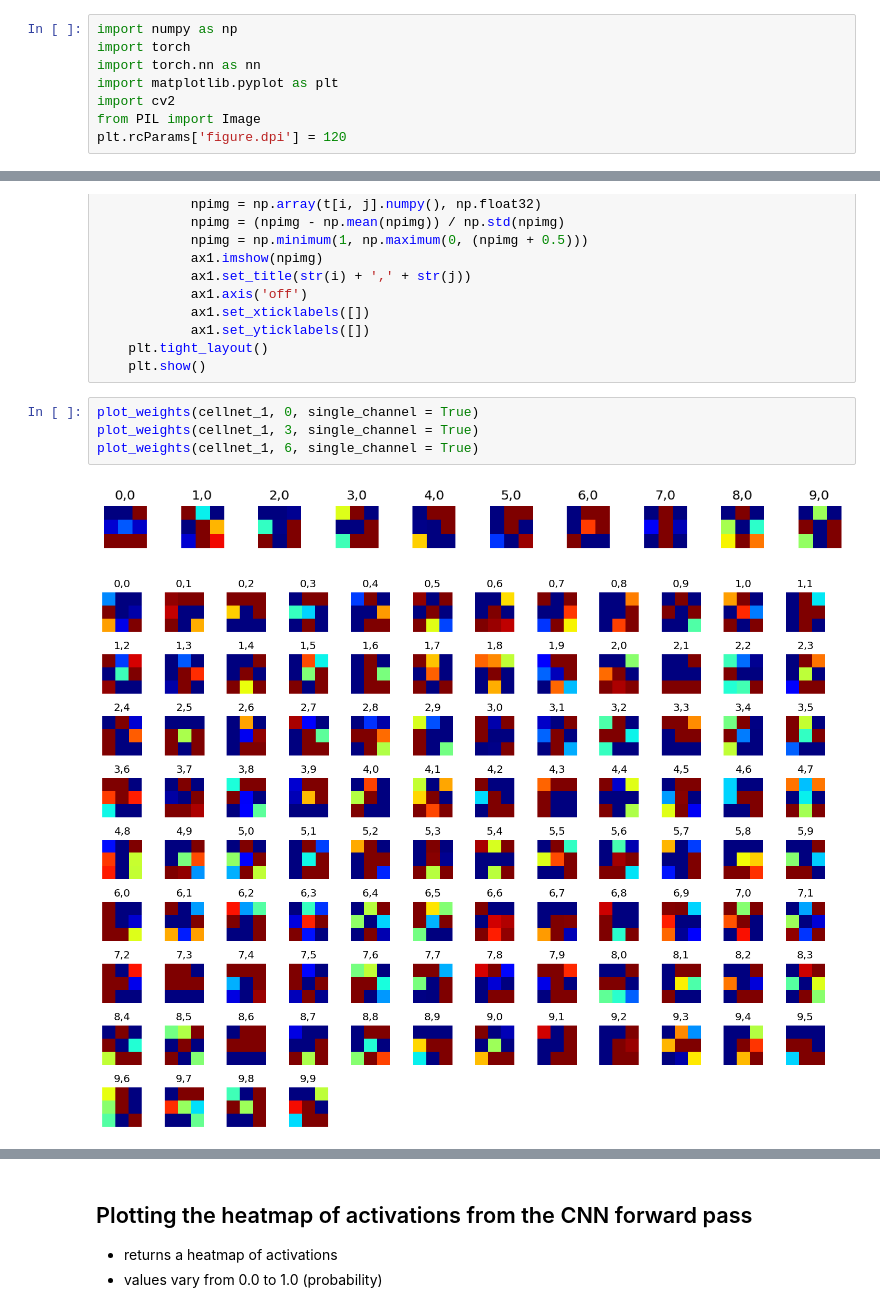
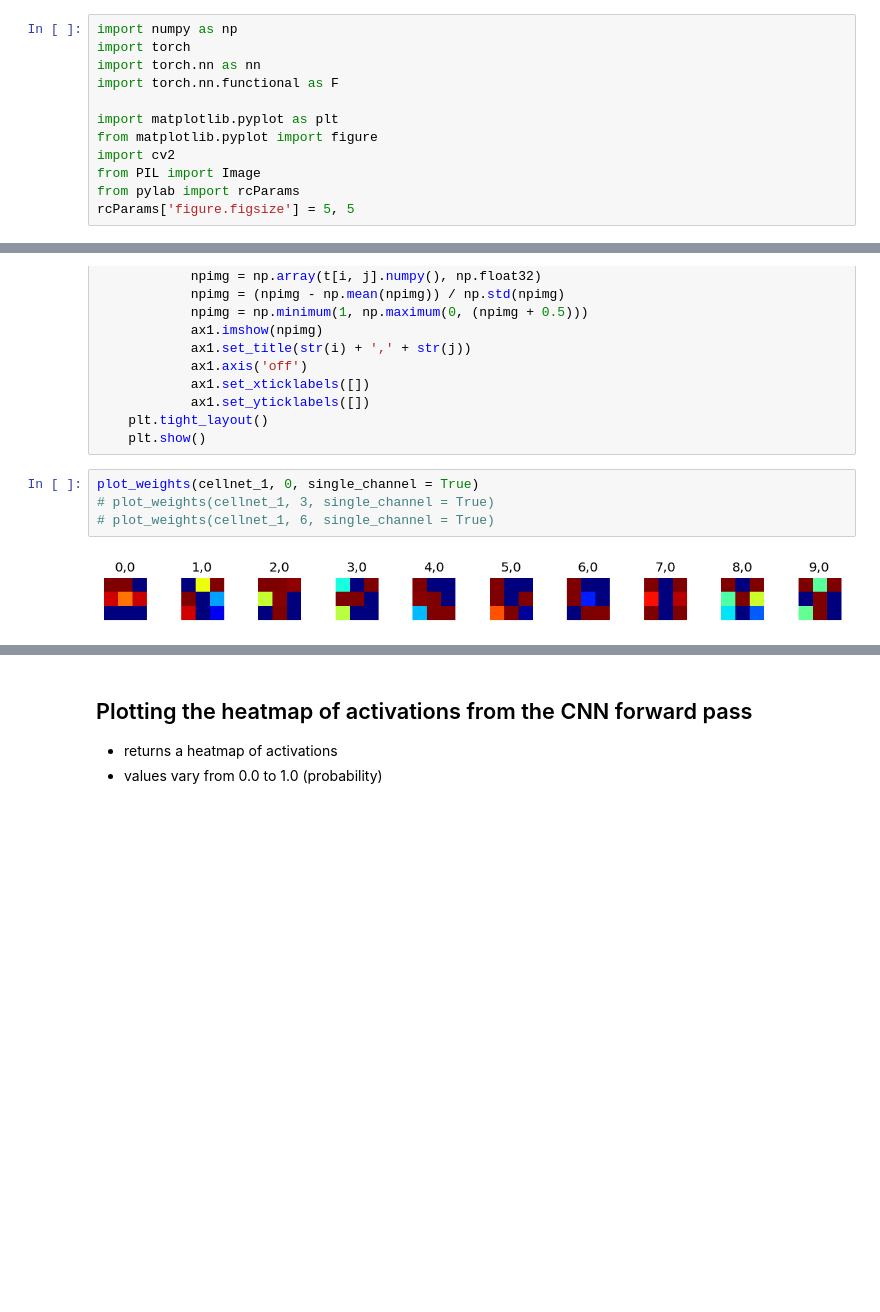
Before and after one commit to Mayukhdeb/adventures-with-augmentation, a Jupyter notebook: visualise_cnn_layers.ipynb, the cells around one changed output, grey strips where cells are left out. Cells and saved outputs as stored; diff of their text form; blank space fills up the shorter version.

```diff
--- a/visualise_cnn_layers.ipynb
+++ b/visualise_cnn_layers.ipynb
@@ -4,10 +4,14 @@
 import numpy as np
 import torch
 import torch.nn as nn
+import torch.nn.functional as F
+
 import matplotlib.pyplot as plt
+from matplotlib.pyplot import figure
 import cv2
 from PIL import Image
-plt.rcParams['figure.dpi'] = 120
+from pylab import rcParams
+rcParams['figure.figsize'] = 5, 5
 # %% [markdown]
 ## Defining some utils which are required for preprocessing within the CNN
 * `batch_to_canny()` converts a batch of images to binary images with only the edges defined
@@ -145,8 +178,7 @@ def plot_filters_single_channel(t):
     plt.show()
 # %%
 plot_weights(cellnet_1, 0, single_channel = True)
-plot_weights(cellnet_1, 3, single_channel = True)
-plot_weights(cellnet_1, 6, single_channel = True)
+# plot_weights(cellnet_1, 3, single_channel = True)
+# plot_weights(cellnet_1, 6, single_channel = True)
 # %% [output]
-[figure, old version]
+[figure, new version]
-[figure, removed]
```
Also changed, not shown: parts of 13 cells of this notebook.
